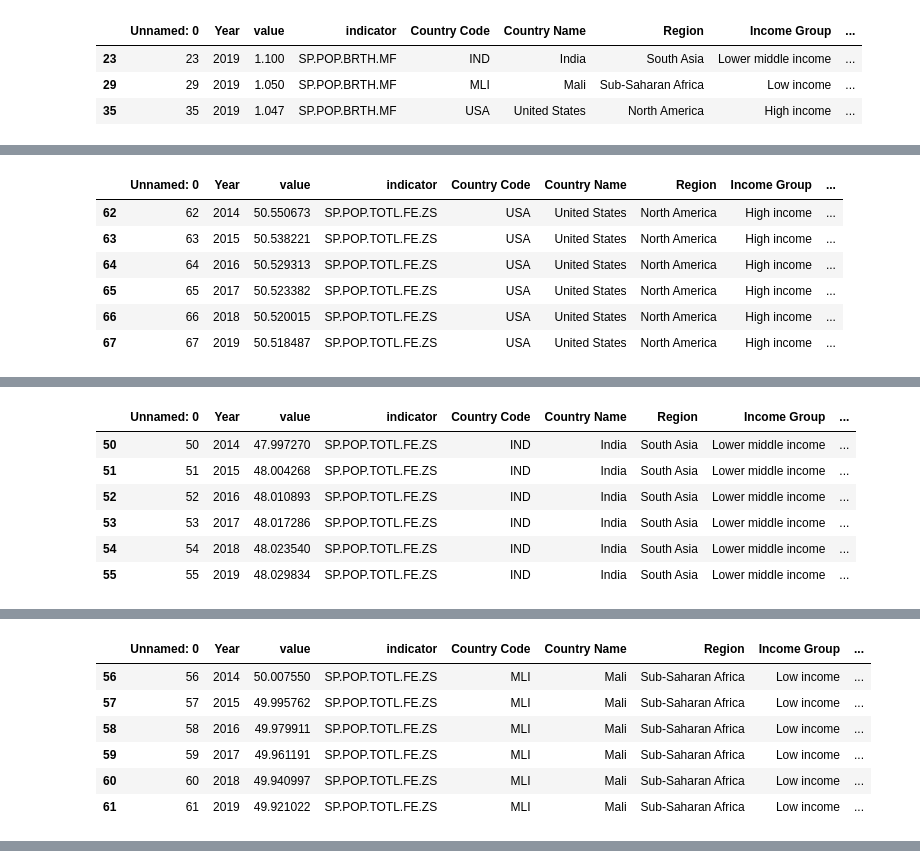
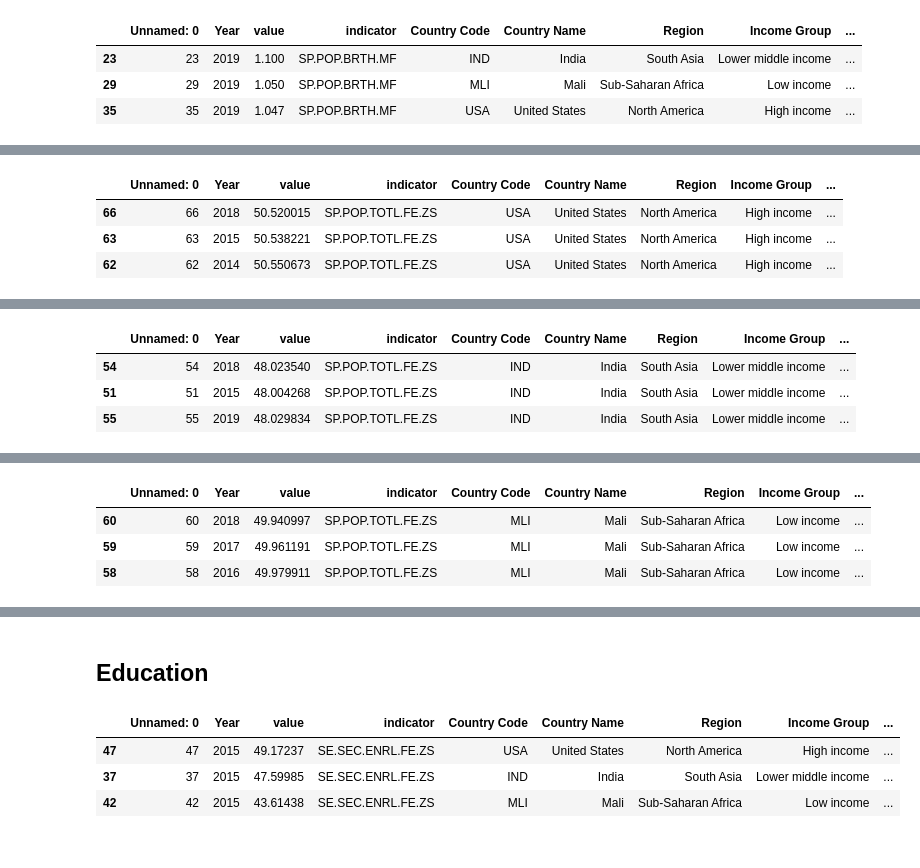
Before and after one commit to DATA-690-SPRING-2022/arushi_data690, a Jupyter notebook: Individual_Assignment_Part_B/Draft_Part_B.ipynb, the cells around one changed output, grey strips where cells are left out. Drawn from its saved outputs; the diff is of its cells as text; code cells hidden in the pictures.

```diff
--- a/Individual_Assignment_Part_B/Draft_Part_B.ipynb
+++ b/Individual_Assignment_Part_B/Draft_Part_B.ipynb
@@ -55,15 +61,12 @@ df_female.sample(5)
 # %%
 df_female_us = df_female[df_female["Country Code"].isin(["USA"])]
 
-df_female_us
+df_female_us.sample(3)
 # %% [output]
 |  | Unnamed: 0 | Year | value | indicator | Country Code | Country Name | Region | Income Group | ... |
+| 66 | 66 | 2018 | 50.520015 | SP.POP.TOTL.FE.ZS | USA | United States | North America | High income | ... |
+| 63 | 63 | 2015 | 50.538221 | SP.POP.TOTL.FE.ZS | USA | United States | North America | High income | ... |
 | 62 | 62 | 2014 | 50.550673 | SP.POP.TOTL.FE.ZS | USA | United States | North America | High income | ... |
-| 63 | 63 | 2015 | 50.538221 | SP.POP.TOTL.FE.ZS | USA | United States | North America | High income | ... |
-| 64 | 64 | 2016 | 50.529313 | SP.POP.TOTL.FE.ZS | USA | United States | North America | High income | ... |
-| 65 | 65 | 2017 | 50.523382 | SP.POP.TOTL.FE.ZS | USA | United States | North America | High income | ... |
-| 66 | 66 | 2018 | 50.520015 | SP.POP.TOTL.FE.ZS | USA | United States | North America | High income | ... |
-| 67 | 67 | 2019 | 50.518487 | SP.POP.TOTL.FE.ZS | USA | United States | North America | High income | ... |
 # %%
 fig = px.line(
     df_female_us,
@@ -82,14 +85,11 @@ fig.show()
 # %%
 df_female_ind = df_female[df_female["Country Code"].isin(["IND"])]
 
-df_female_ind
+df_female_ind.sample(3)
 # %% [output]
 |  | Unnamed: 0 | Year | value | indicator | Country Code | Country Name | Region | Income Group | ... |
-| 50 | 50 | 2014 | 47.997270 | SP.POP.TOTL.FE.ZS | IND | India | South Asia | Lower middle income | ... |
+| 54 | 54 | 2018 | 48.023540 | SP.POP.TOTL.FE.ZS | IND | India | South Asia | Lower middle income | ... |
 | 51 | 51 | 2015 | 48.004268 | SP.POP.TOTL.FE.ZS | IND | India | South Asia | Lower middle income | ... |
-| 52 | 52 | 2016 | 48.010893 | SP.POP.TOTL.FE.ZS | IND | India | South Asia | Lower middle income | ... |
-| 53 | 53 | 2017 | 48.017286 | SP.POP.TOTL.FE.ZS | IND | India | South Asia | Lower middle income | ... |
-| 54 | 54 | 2018 | 48.023540 | SP.POP.TOTL.FE.ZS | IND | India | South Asia | Lower middle income | ... |
 | 55 | 55 | 2019 | 48.029834 | SP.POP.TOTL.FE.ZS | IND | India | South Asia | Lower middle income | ... |
 # %%
 fig = px.line(
@@ -109,15 +109,12 @@ fig.show()
 # %%
 df_female_mali = df_female[df_female["Country Code"].isin(["MLI"])]
 
-df_female_mali
+df_female_mali.sample(3)
 # %% [output]
 |  | Unnamed: 0 | Year | value | indicator | Country Code | Country Name | Region | Income Group | ... |
-| 56 | 56 | 2014 | 50.007550 | SP.POP.TOTL.FE.ZS | MLI | Mali | Sub-Saharan Africa | Low income | ... |
-| 57 | 57 | 2015 | 49.995762 | SP.POP.TOTL.FE.ZS | MLI | Mali | Sub-Saharan Africa | Low income | ... |
+| 60 | 60 | 2018 | 49.940997 | SP.POP.TOTL.FE.ZS | MLI | Mali | Sub-Saharan Africa | Low income | ... |
+| 59 | 59 | 2017 | 49.961191 | SP.POP.TOTL.FE.ZS | MLI | Mali | Sub-Saharan Africa | Low income | ... |
 | 58 | 58 | 2016 | 49.979911 | SP.POP.TOTL.FE.ZS | MLI | Mali | Sub-Saharan Africa | Low income | ... |
-| 59 | 59 | 2017 | 49.961191 | SP.POP.TOTL.FE.ZS | MLI | Mali | Sub-Saharan Africa | Low income | ... |
-| 60 | 60 | 2018 | 49.940997 | SP.POP.TOTL.FE.ZS | MLI | Mali | Sub-Saharan Africa | Low income | ... |
-| 61 | 61 | 2019 | 49.921022 | SP.POP.TOTL.FE.ZS | MLI | Mali | Sub-Saharan Africa | Low income | ... |
 # %%
 fig = px.line(
     df_female_mali,
@@ -133,3 +130,15 @@ fig.update_layout(showlegend= False)
 fig.show()
 # %% [output]
 [interactive output not drawn]
+# %% [markdown]
+## **Education**
+# %%
+df_edu = df.query("Year == 2015").query("indicator == 'SE.SEC.ENRL.FE.ZS'")
+
+df_edu_sorted = df_edu.sort_values(by= "value", ascending= False)
+df_edu_sorted
+# %% [output]
+|  | Unnamed: 0 | Year | value | indicator | Country Code | Country Name | Region | Income Group | ... |
+| 47 | 47 | 2015 | 49.17237 | SE.SEC.ENRL.FE.ZS | USA | United States | North America | High income | ... |
+| 37 | 37 | 2015 | 47.59985 | SE.SEC.ENRL.FE.ZS | IND | India | South Asia | Lower middle income | ... |
+| 42 | 42 | 2015 | 43.61438 | SE.SEC.ENRL.FE.ZS | MLI | Mali | Sub-Saharan Africa | Low income | ... |
```
Also changed, not shown: parts of 15 cells of this notebook.
